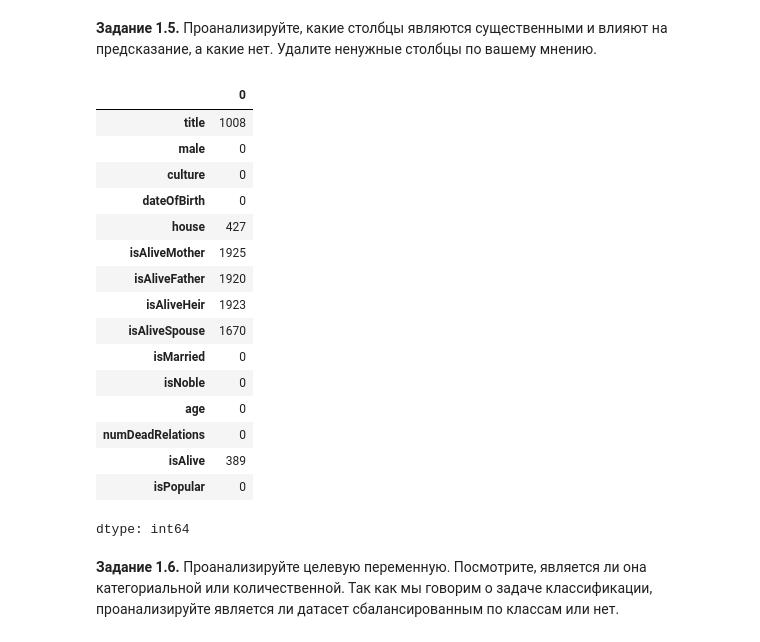
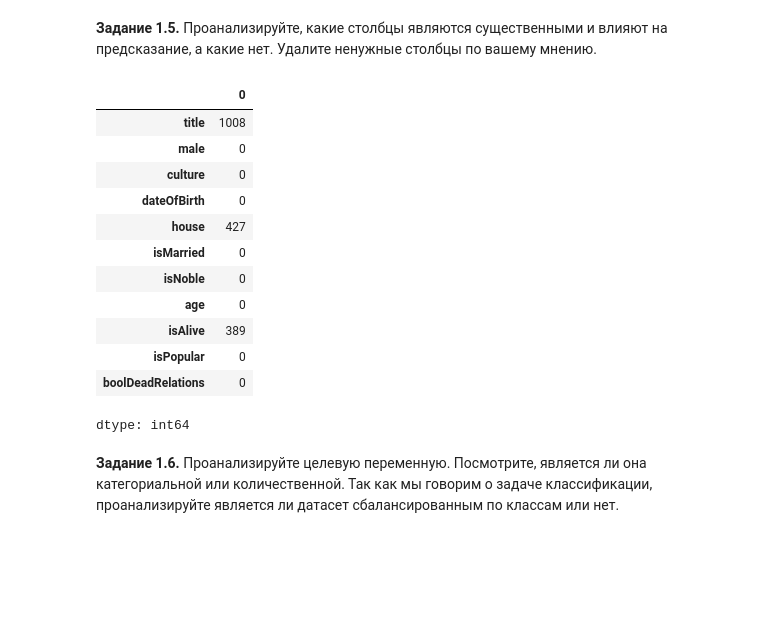
Before and after one commit to RedkinDenis/DeepLearning, a Jupyter notebook: week_01_ml_intro/Homework/hw_1_game_of_thrones.ipynb, the cells around one changed output. Saved outputs shown, nothing was run; the diff lists cells and outputs as text; code cells hidden in the pictures; blank space fills up the shorter version.

```diff
--- a/week_01_ml_intro/Homework/hw_1_game_of_thrones.ipynb
+++ b/week_01_ml_intro/Homework/hw_1_game_of_thrones.ipynb
@@ -169,6 +169,8 @@ dtype: int64
 * Упростите признак culture, объединив схожие названия в один.
 # %%
 data['isPopular'] = data['popularity'].apply(lambda x: 1 if x > 0.5 else 0)
+data['boolDeadRelations'] = data['numDeadRelations'].apply(lambda x: 1 if x > 0 else 0)
+data.drop(columns=['numDeadRelations'], inplace=True)
 # %%
 # Подсказка
 cult = {
@@ -205,24 +207,21 @@ data['culture'] = data['culture'].fillna("noCulture")
 # %%
 data.drop(columns=['name', 'mother', 'father', 'heir', 'spouse', 'popularity',
                    'book1', 'book2', 'book3', 'book4', 'book5'], inplace = True)
+data.drop(columns=['isAliveMother', 'isAliveFather', 'isAliveHeir', 'isAliveSpouse'], inplace=True)
 data.isna().sum()
 # %% [output]
 |  | 0 |
 | title | 1008 |
 | male | 0 |
 | culture | 0 |
 | dateOfBirth | 0 |
 | house | 427 |
-| isAliveMother | 1925 |
-| isAliveFather | 1920 |
-| isAliveHeir | 1923 |
-| isAliveSpouse | 1670 |
 | isMarried | 0 |
 | isNoble | 0 |
 | age | 0 |
-| numDeadRelations | 0 |
 | isAlive | 389 |
 | isPopular | 0 |
+| boolDeadRelations | 0 |
 dtype: int64
 # %% [markdown]
 **Задание 1.6.** Проанализируйте целевую переменную. Посмотрите, является ли она категориальной или количественной. Так как мы говорим о задаче классификации, проанализируйте является ли датасет сбалансированным по классам или нет.
```
Also changed, not shown: parts of 13 cells of this notebook.
